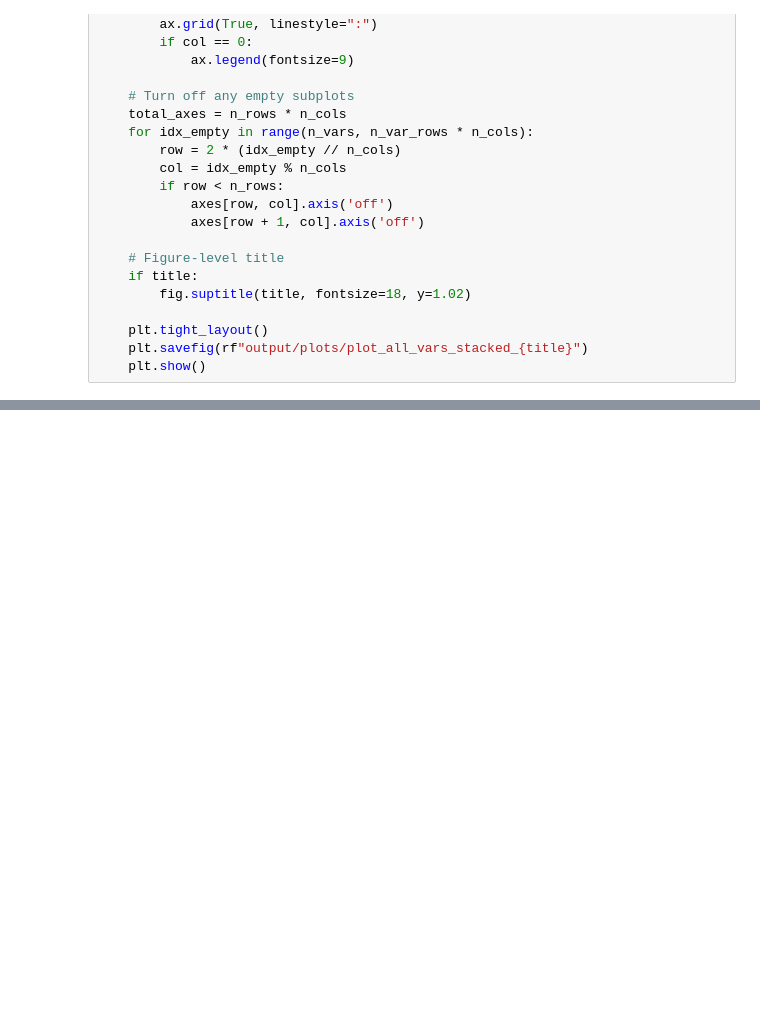
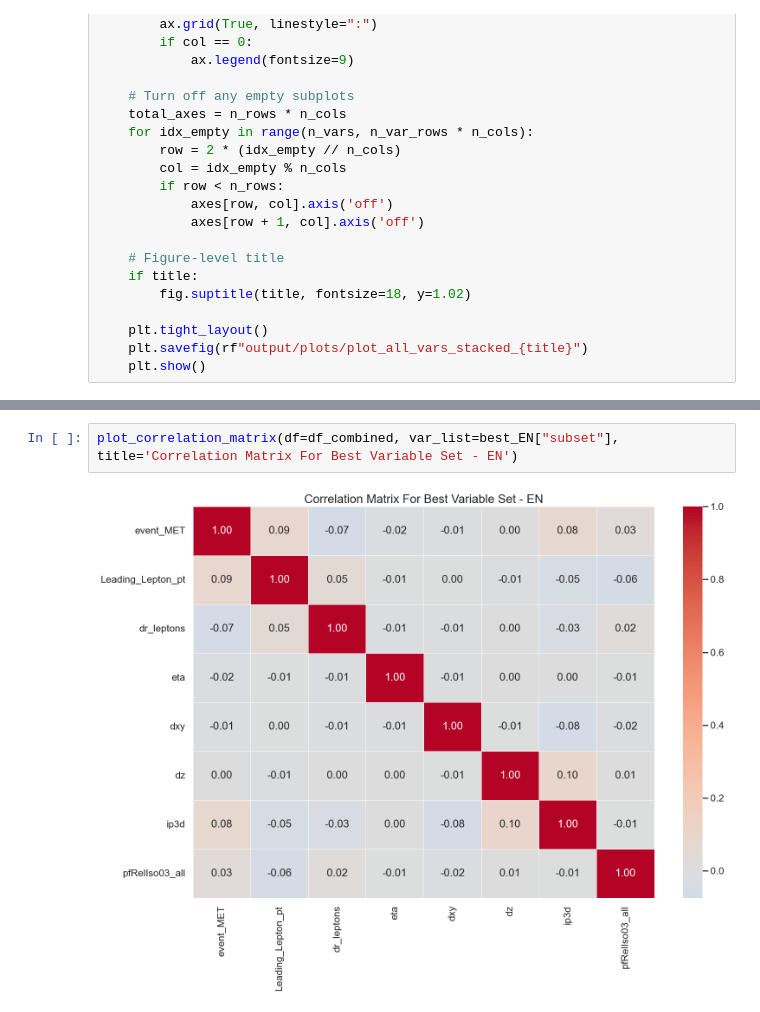
Before and after one commit to alex-call/Physics-188-Final-Project, a Jupyter notebook: 188_FINAL_PROJECT.ipynb, the cells around one changed output, grey strips where cells are left out. Cells and saved outputs as stored; diff of their text form; blank space fills up the shorter version.

```diff
--- a/188_FINAL_PROJECT.ipynb
+++ b/188_FINAL_PROJECT.ipynb
@@ -2296,0 +2352,4 @@ balanced_nn_vars = ['event_MET', 'Leading_Lepton_pt', 'pt', 'dxy', 'ip3d', 'jetN
+# %%
+plot_correlation_matrix(df=df_combined, var_list=best_EN["subset"], title='Correlation Matrix For Best Variable Set - EN')
+# %% [output]
+[figure, added]
```
Also changed, not shown: parts of 54 cells of this notebook, 41 other files.
